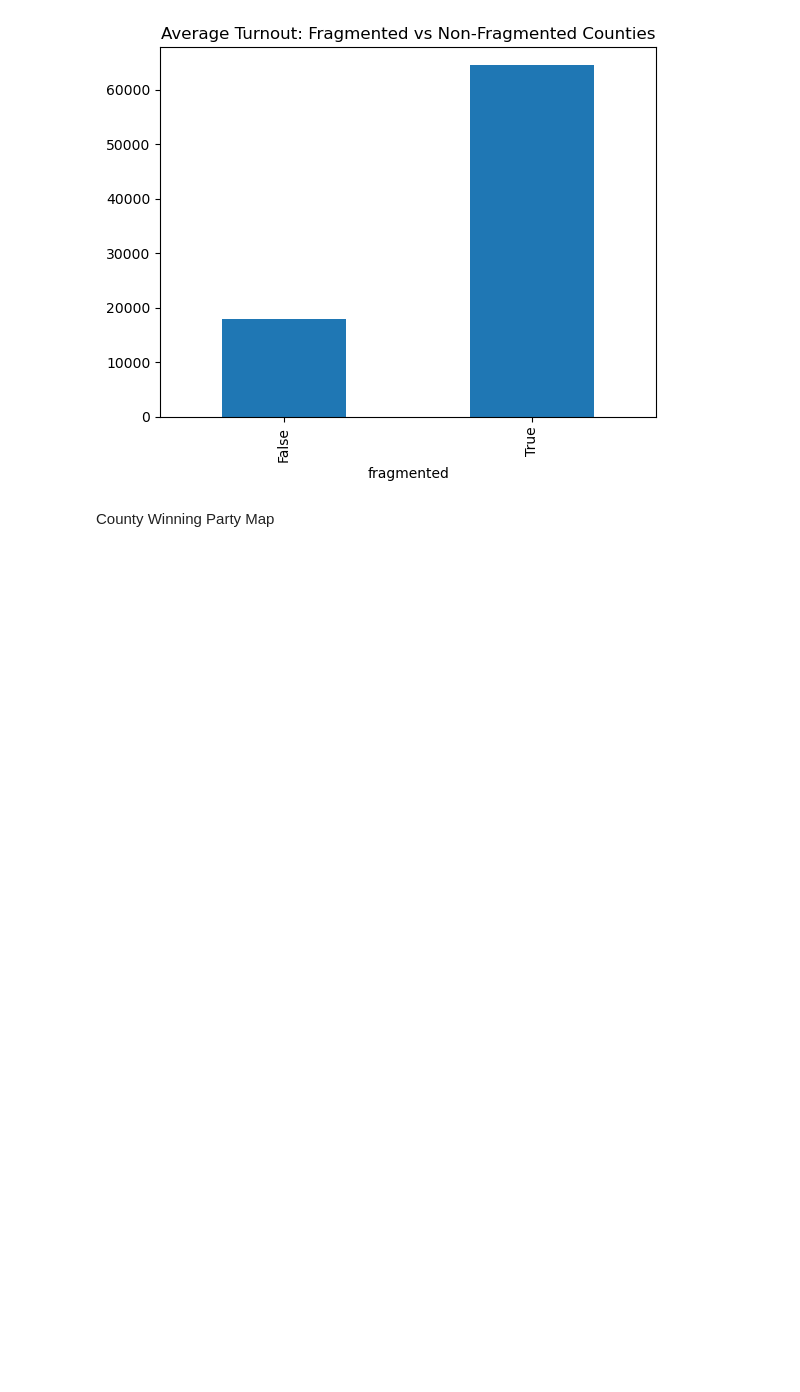
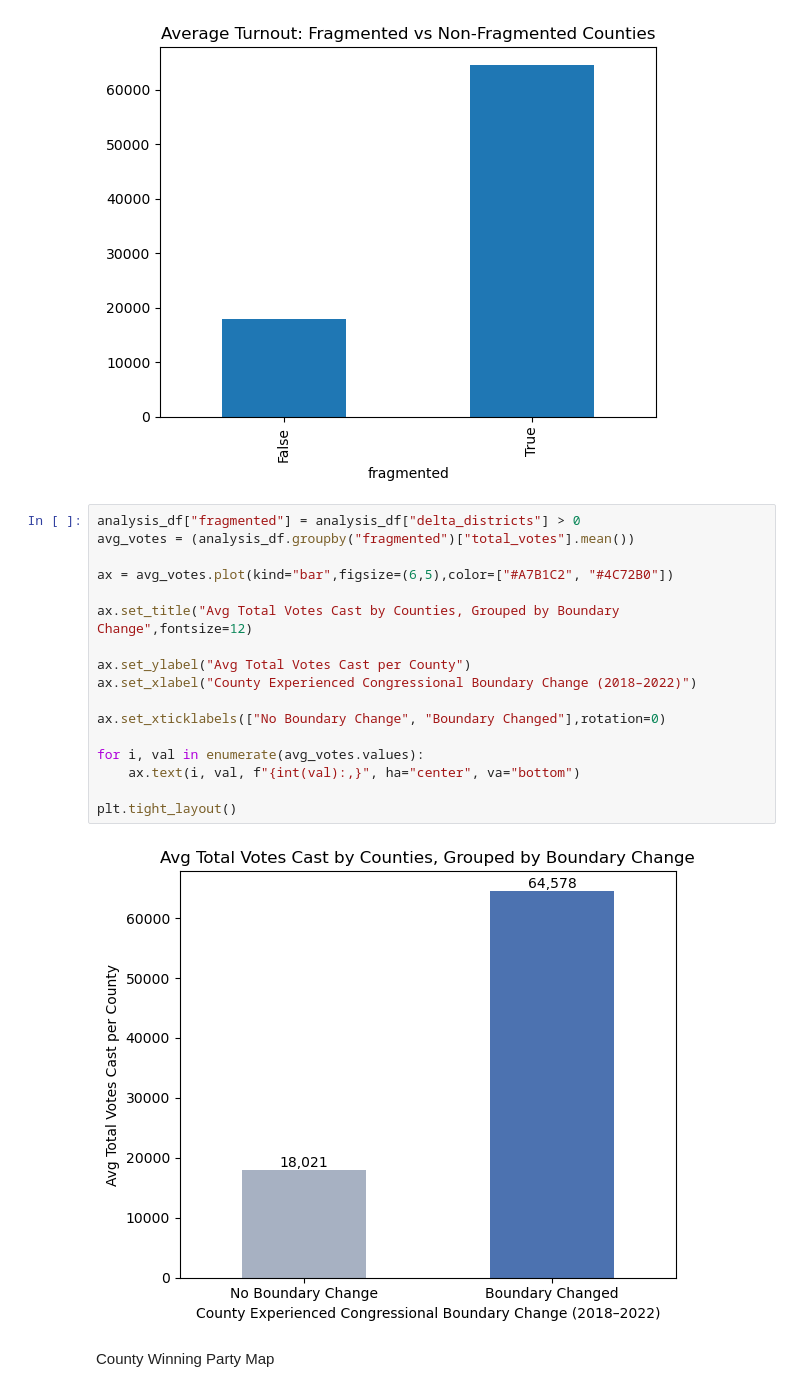
Before and after one commit to kanakgupta624/tn-redistricting-votingpatterns, a Jupyter notebook: Notebooks/Redistricting_Election_Geospatial.ipynb, the cells around one changed output. Saved outputs shown, nothing was run; the diff lists cells and outputs as text; blank space fills up the shorter version.

```diff
--- a/Notebooks/Redistricting_Election_Geospatial.ipynb
+++ b/Notebooks/Redistricting_Election_Geospatial.ipynb
@@ -937,6 +954,25 @@ analysis_df.groupby("fragmented")["total_votes"].mean().plot(kind="bar", title="
 # %% [output]
 <Axes: title={'center': 'Average Turnout: Fragmented vs Non-Fragmented Counties'}, xlabel='fragmented'>
 [figure]
+# %%
+analysis_df["fragmented"] = analysis_df["delta_districts"] > 0
+avg_votes = (analysis_df.groupby("fragmented")["total_votes"].mean())
+
+ax = avg_votes.plot(kind="bar",figsize=(6,5),color=["#A7B1C2", "#4C72B0"])
+
+ax.set_title("Avg Total Votes Cast by Counties, Grouped by Boundary Change",fontsize=12)
+
+ax.set_ylabel("Avg Total Votes Cast per County")
+ax.set_xlabel("County Experienced Congressional Boundary Change (2018–2022)")
+
+ax.set_xticklabels(["No Boundary Change", "Boundary Changed"],rotation=0)
+
+for i, val in enumerate(avg_votes.values):
+    ax.text(i, val, f"{int(val):,}", ha="center", va="bottom")
+
+plt.tight_layout()
+# %% [output]
+[figure, added]
 # %% [markdown]
 County Winning Party Map
 # %%
```
Also changed, not shown: parts of 66 cells of this notebook.
